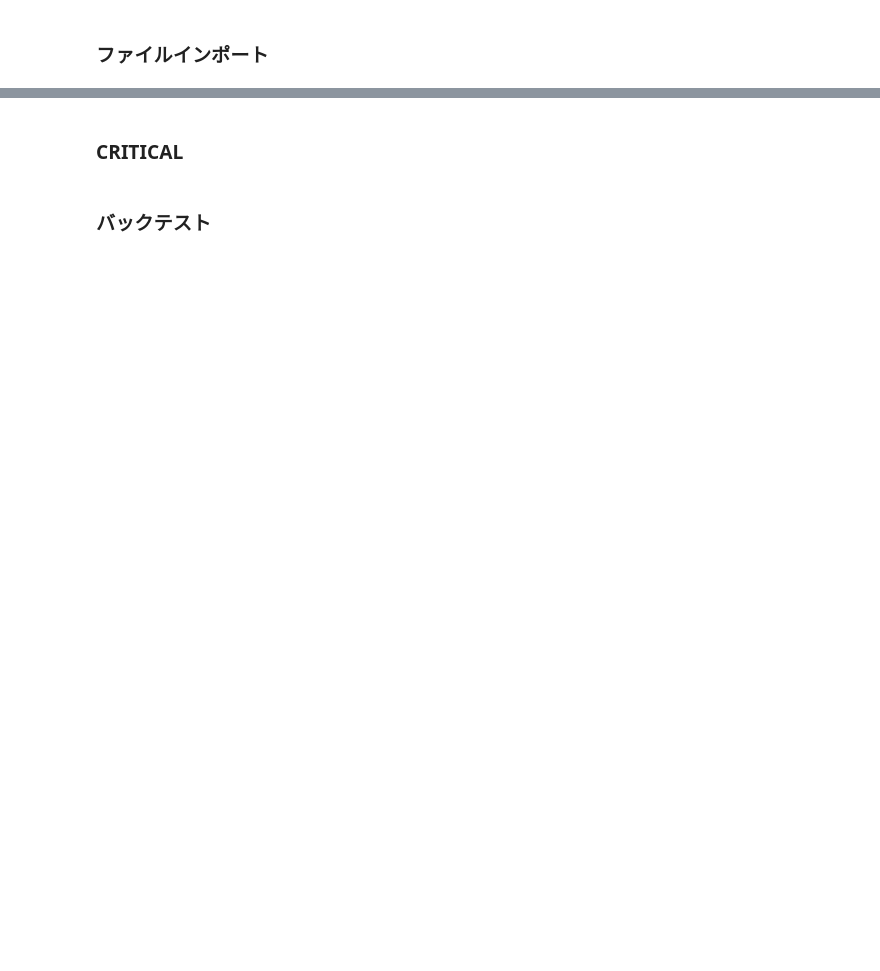
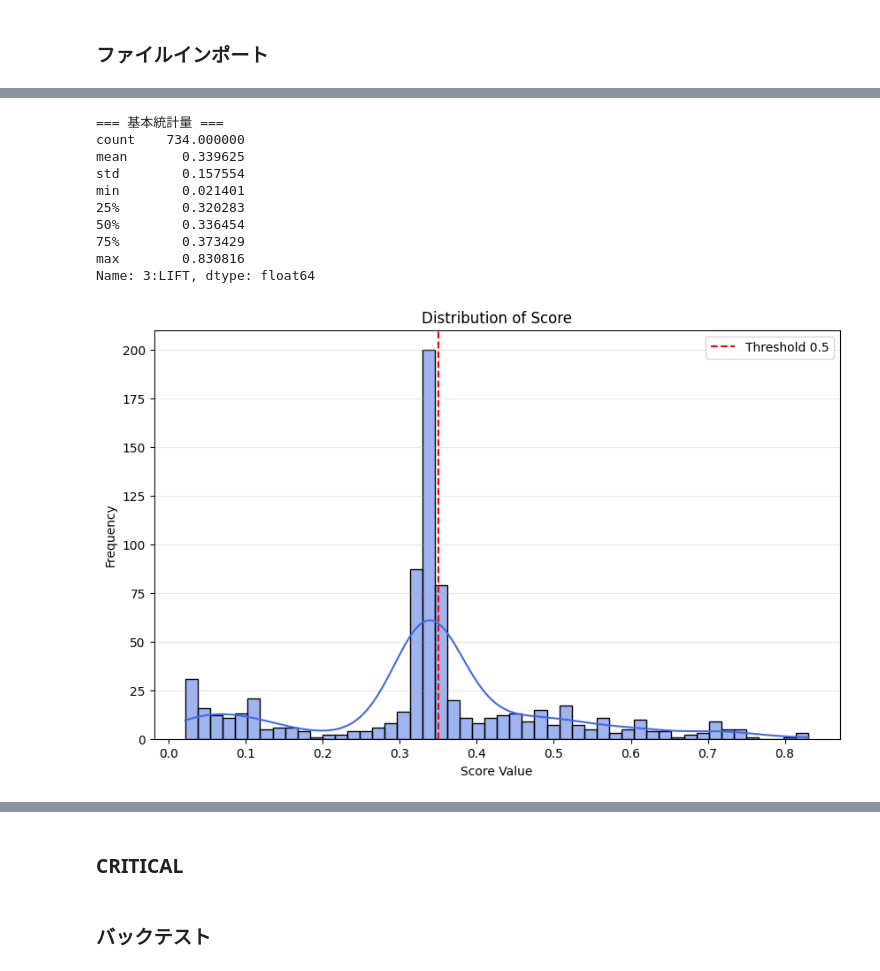
Before and after one commit to Tetibeam/0062_RTM, a Jupyter notebook: pre_check_gli.ipynb, the cells around one changed output, grey strips where cells are left out. Cells and saved outputs as stored; diff of their text form; code cells hidden in the pictures; blank space fills up the shorter version.

```diff
--- a/pre_check_gli.ipynb
+++ b/pre_check_gli.ipynb
@@ -46,22 +65,34 @@ print(stats)
 # %%
 # 期待値のヒストグラム
 
 import matplotlib.pyplot as plt
 import seaborn as sns
 
-df_sta1l_prob = df_oof_all["2:CRUISE"]
+df_sta1l_prob = df_oof_all["3:LIFT"]
 # 1. 基本統計量の確認（平均、最小、最大、四分位数）
 print("=== 基本統計量 ===")
 print(df_sta1l_prob.describe())
 
 plt.figure(figsize=(10, 6))
 sns.histplot(df_sta1l_prob, bins=50, kde=True, color='royalblue')
 plt.title('Distribution of Score')
 plt.xlabel('Score Value')
 plt.ylabel('Frequency')
 plt.grid(axis='y', alpha=0.3)
 plt.axvline(x=0.35, color='red', linestyle='--', label='Threshold 0.5')
 plt.legend()
 plt.show()
+# %% [output]
+=== 基本統計量 ===
+count    734.000000
+mean       0.339625
+std        0.157554
+min        0.021401
+25%        0.320283
+50%        0.336454
+75%        0.373429
+max        0.830816
+Name: 3:LIFT, dtype: float64
+[figure, added]
 # %%
 import numpy as np
```
Also changed, not shown: parts of 4 cells of this notebook, 1 other file.
